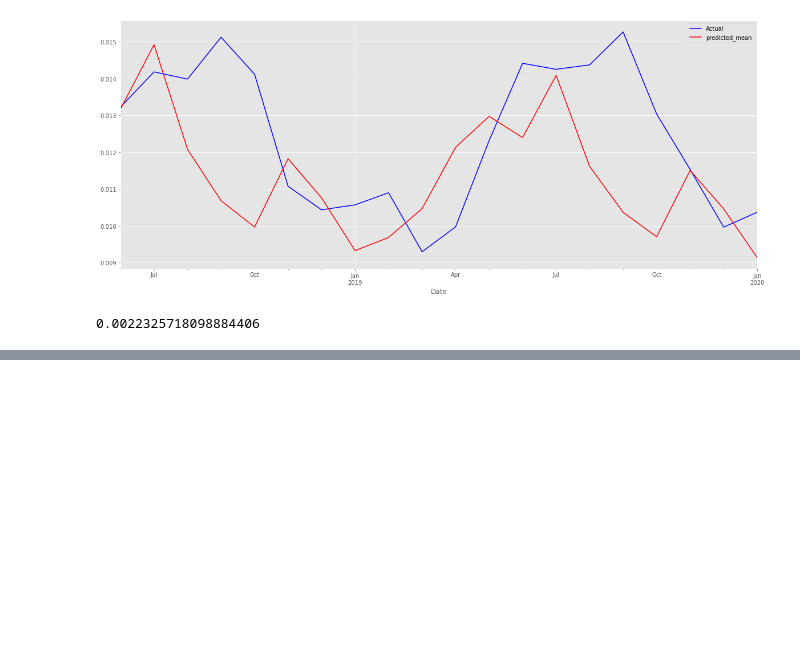
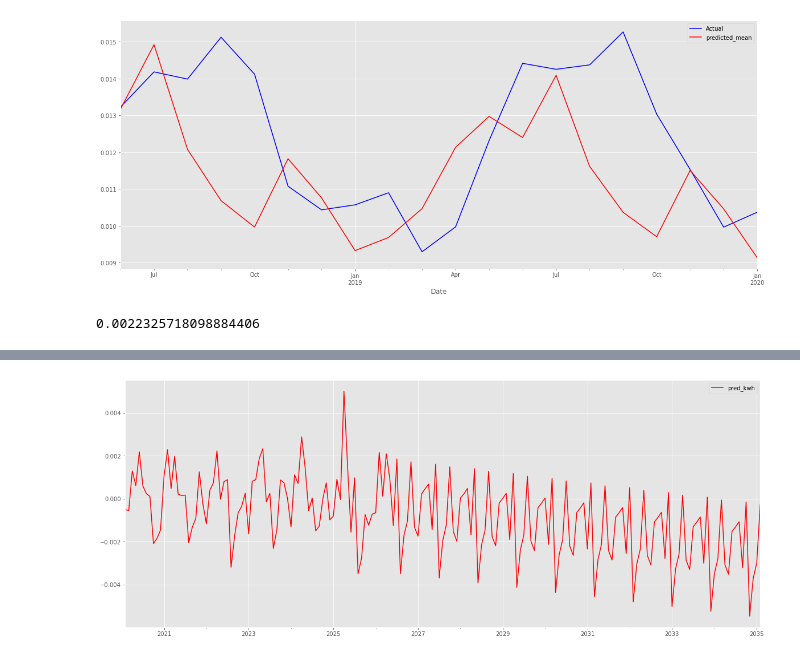
Before and after one commit to katiejohnsonsf/Forecasting-a-Carbon-Zero-City, a Jupyter notebook: Forecasting a Carbon Zero City.ipynb, the cells around one changed output, grey strips where cells are left out. Drawn from its saved outputs; the diff is of its cells as text; code cells hidden in the pictures; blank space fills up the shorter version.

```diff
--- a/Forecasting a Carbon Zero City.ipynb
+++ b/Forecasting a Carbon Zero City.ipynb
@@ -674,4 +791,4 @@ dates = []
 for i in range(1):
     predictions.append(res.predict(start=1, end=181))
 
-predictions
+predictions = predictions[0]
@@ -696,12 +795,18 @@ predictions
 # %%
-future_kwh['pred_kwh_'] = predictions
-
 # Carbon Emissions Judgemental Adjustments
 
 index = pd.date_range(start='2020-02-28', end='2035-02-28', freq='M')
 columns = ['pred_kwh']
 future_kwh = pd.DataFrame(index=index, columns=columns)
-future_kwh
+len(future_kwh)
 
-for i in range(len(list)):
+for i in range(1):
+    predictions.append(res.predict(start=1, end=181))
+
+#predictions = predictions[0]
+
+pred_dict = {}
+for i, date in enumerate(future_kwh.index):
+    pred_dict[date] = predictions.iloc[i]
+pred_dict
 # %% [output]
@@ -708,0 +830,3 @@ ValueError: Length of values (1) does not match length of index (181)
+# %%
+future_kwh['pred_kwh'] = pd.Series(pred_dict)
+future_kwh
@@ -709,3 +851,8 @@ ValueError: Length of values (1) does not match length of index (181)
+# %%
+future_kwh['pred_kwh'].plot(legend=True, color='red', figsize=(20,8))
+plt.savefig('images/pred_plot.png')
+# %% [output]
+[figure, added]
 # %%
 # Walk Forward Validation & Evaluation with MSE
 # data = entire dataset
```
Also changed, not shown: parts of 26 cells of this notebook.
